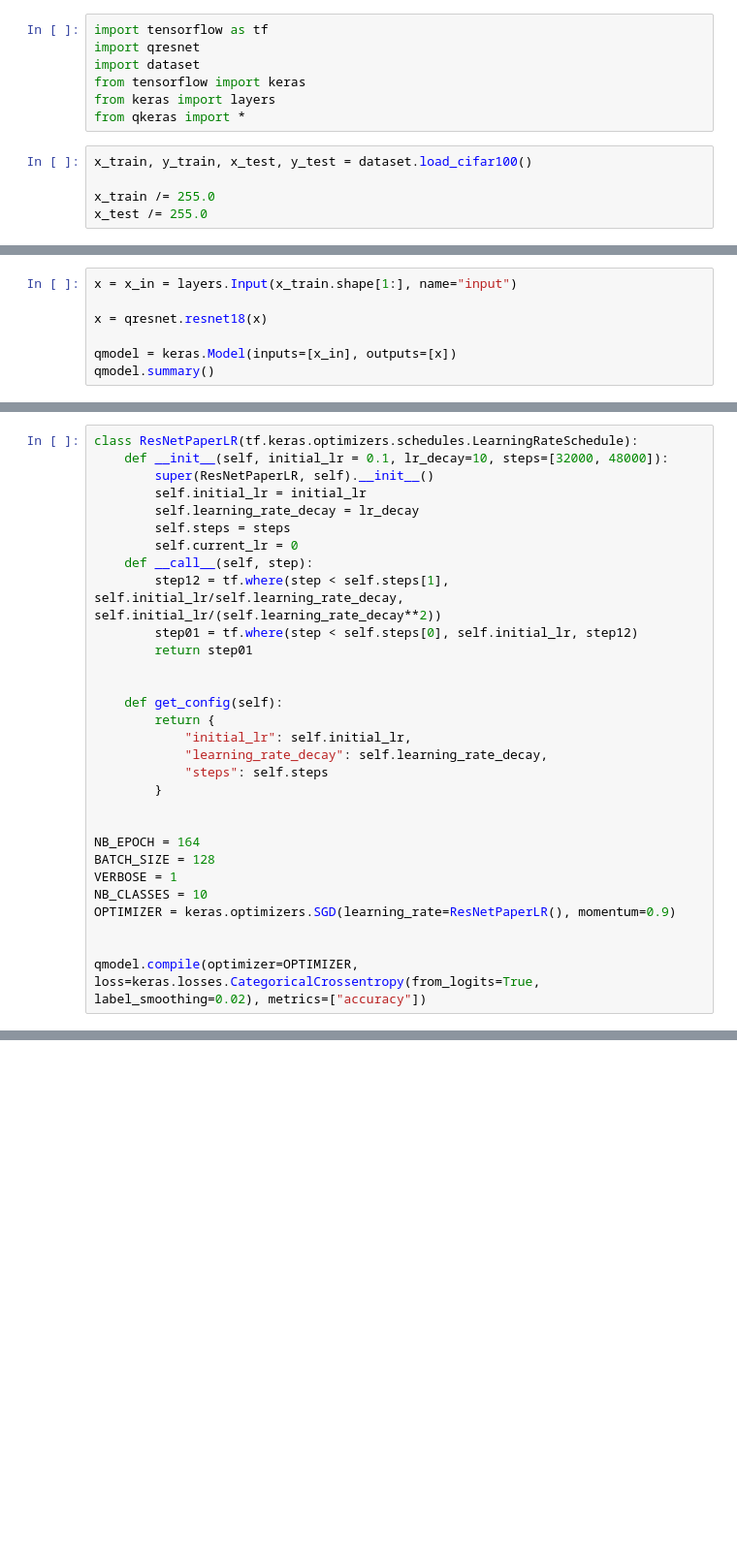
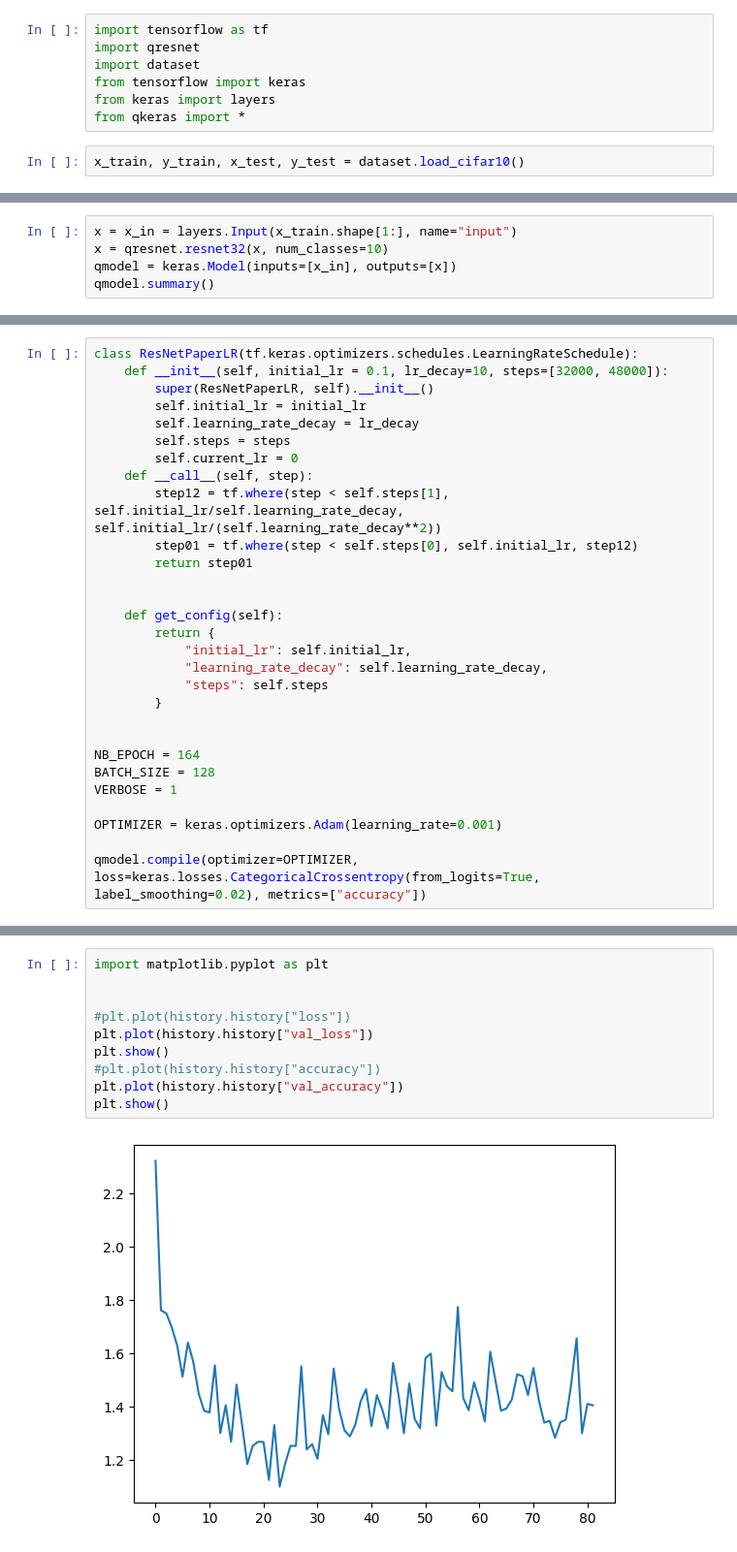
Before and after one commit to georgenardes/deep_nibble_dnn, a Jupyter notebook: qkera_experiments/qresnet.ipynb, the cells around one changed output, grey strips where cells are left out. Shown at 97% size. Saved outputs shown, nothing was run; the diff lists cells and outputs as text; blank space fills up the shorter version.

Commit message:
quantizing resnet for cifar10

```diff
--- a/qkera_experiments/qresnet.ipynb
+++ b/qkera_experiments/qresnet.ipynb
@@ -6,7 +6,4 @@ from tensorflow import keras
 from keras import layers
 from qkeras import *
 # %%
-x_train, y_train, x_test, y_test = dataset.load_cifar100()
-
-x_train /= 255.0
-x_test /= 255.0
+x_train, y_train, x_test, y_test = dataset.load_cifar10()
@@ -13,8 +12,6 @@ x_test /= 255.0
 # %%
 x = x_in = layers.Input(x_train.shape[1:], name="input")
-
-x = qresnet.resnet18(x)
-
+x = qresnet.resnet32(x, num_classes=10)
 qmodel = keras.Model(inputs=[x_in], outputs=[x])
 qmodel.summary()
 # %% [output]
@@ -60,9 +57,8 @@ class ResNetPaperLR(tf.keras.optimizers.schedules.LearningRateSchedule):
 NB_EPOCH = 164
 BATCH_SIZE = 128
 VERBOSE = 1
-NB_CLASSES = 10
-OPTIMIZER = keras.optimizers.SGD(learning_rate=ResNetPaperLR(), momentum=0.9)
 
+OPTIMIZER = keras.optimizers.Adam(learning_rate=0.001)
 
 qmodel.compile(optimizer=OPTIMIZER, loss=keras.losses.CategoricalCrossentropy(from_logits=True, label_smoothing=0.02), metrics=["accuracy"])
 # %%
@@ -87,0 +84,12 @@ Epoch 20/164
+# %%
+import matplotlib.pyplot as plt
+
+
+#plt.plot(history.history["loss"])
+plt.plot(history.history["val_loss"])
+plt.show()
+#plt.plot(history.history["accuracy"])
+plt.plot(history.history["val_accuracy"])
+plt.show()
+# %% [output]
+[figure, added]
```
Also changed, not shown: parts of 6 cells of this notebook, 1 other file.
